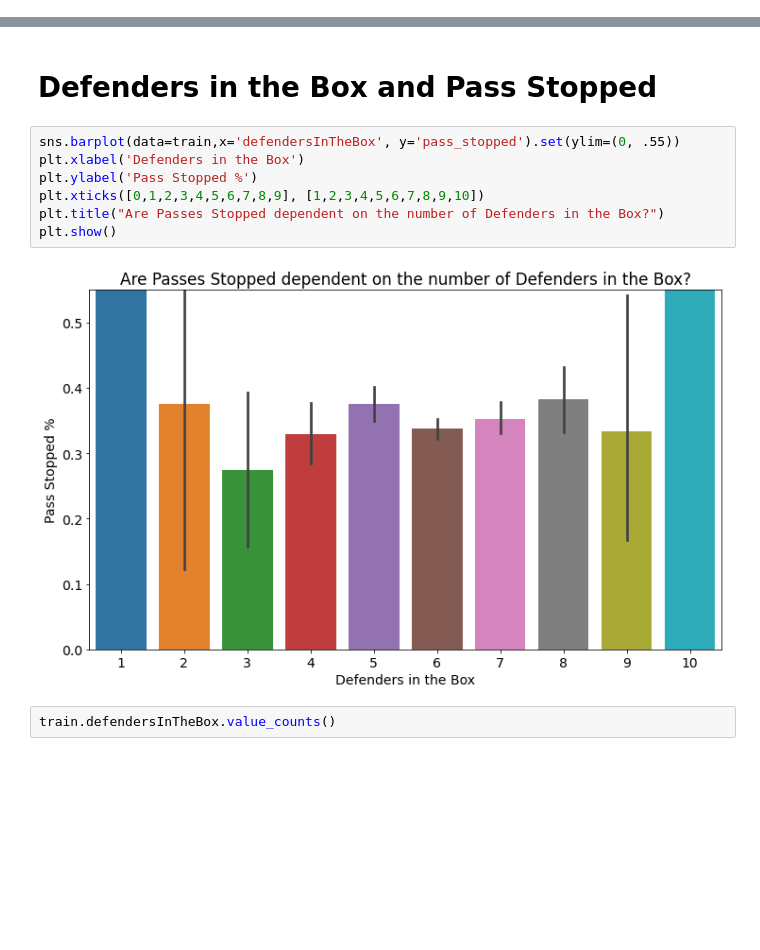
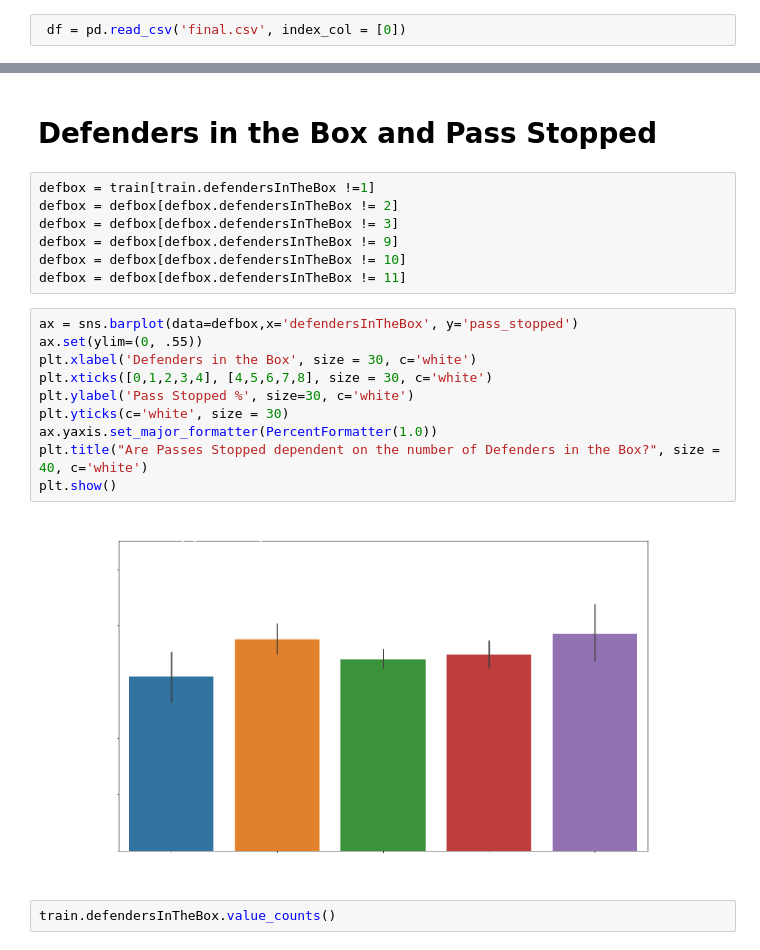
Before and after one commit to Fourth-and-Four/NFL-Big-Data-Bowl-2021, a Jupyter notebook: gn_graphs.ipynb, the cells around one changed output, grey strips where cells are left out. Saved outputs shown, nothing was run; the diff lists cells and outputs as text; blank space fills up the shorter version.

Commit message:
adding formatted graphs

```diff
--- a/gn_graphs.ipynb
+++ b/gn_graphs.ipynb
@@ -13,3 +17,5 @@ from wrangle_plays_data import train_validate_test, min_max_scale
+# %%
+ df = pd.read_csv('final.csv', index_col = [0])
 # %%
 train_validate, test = train_test_split(df, test_size=.3, random_state=123, stratify = df.pass_stopped)
 
@@ -98,14 +154,24 @@ plt.show()
 # %% [markdown]
 # Defenders in the Box and Pass Stopped
+# %%
+defbox = train[train.defendersInTheBox !=1]
+defbox = defbox[defbox.defendersInTheBox != 2]
+defbox = defbox[defbox.defendersInTheBox != 3]
+defbox = defbox[defbox.defendersInTheBox != 9]
+defbox = defbox[defbox.defendersInTheBox != 10]
+defbox = defbox[defbox.defendersInTheBox != 11]
 # %%
-sns.barplot(data=train,x='defendersInTheBox', y='pass_stopped').set(ylim=(0, .55))
-plt.xlabel('Defenders in the Box')
-plt.ylabel('Pass Stopped %')
-plt.xticks([0,1,2,3,4,5,6,7,8,9], [1,2,3,4,5,6,7,8,9,10])
-plt.title("Are Passes Stopped dependent on the number of Defenders in the Box?")
+ax = sns.barplot(data=defbox,x='defendersInTheBox', y='pass_stopped')
+ax.set(ylim=(0, .55))
+plt.xlabel('Defenders in the Box', size = 30, c='white')
+plt.xticks([0,1,2,3,4], [4,5,6,7,8], size = 30, c='white')
+plt.ylabel('Pass Stopped %', size=30, c='white')
+plt.yticks(c='white', size = 30)
+ax.yaxis.set_major_formatter(PercentFormatter(1.0))
+plt.title("Are Passes Stopped dependent on the number of Defenders in the Box?", size = 40, c='white')
 plt.show()
 # %% [output]
-[figure, old version]
+[figure, new version]
 # %%
 train.defendersInTheBox.value_counts()
 # %% [output]
```
Also changed, not shown: parts of 33 cells of this notebook.
